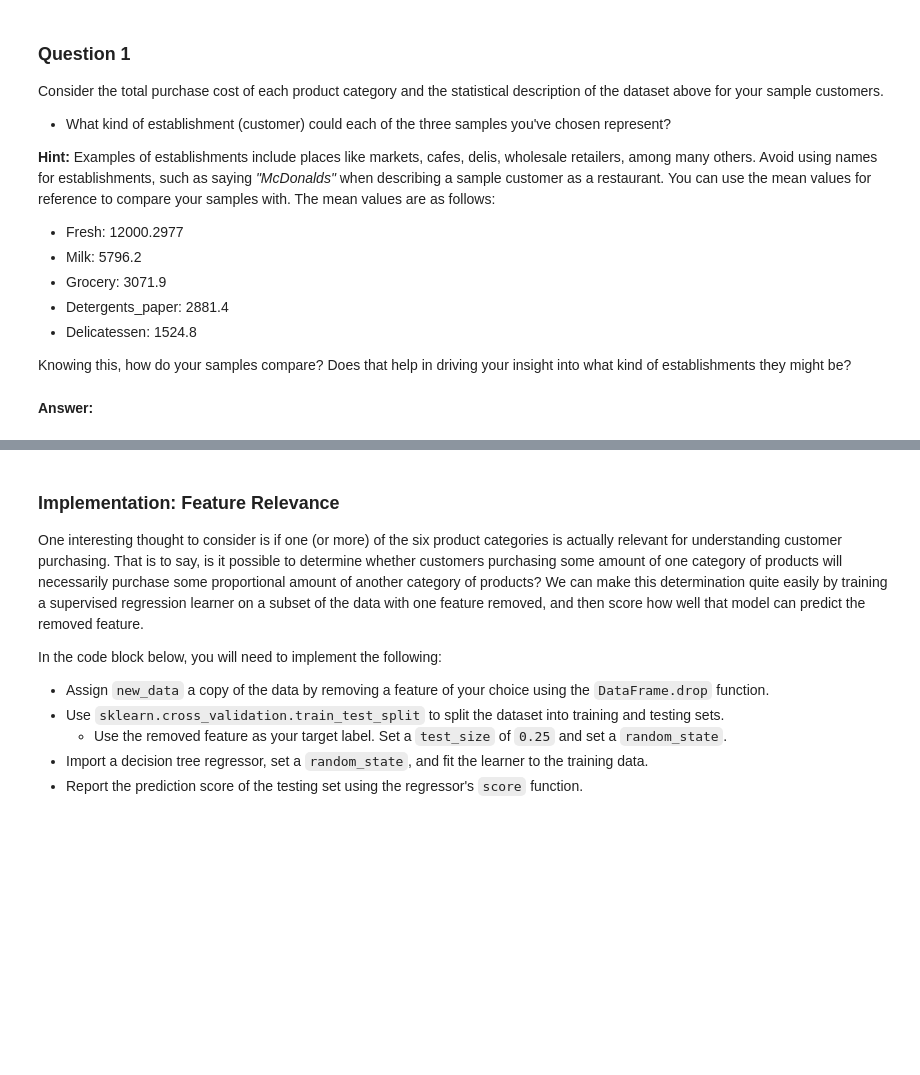
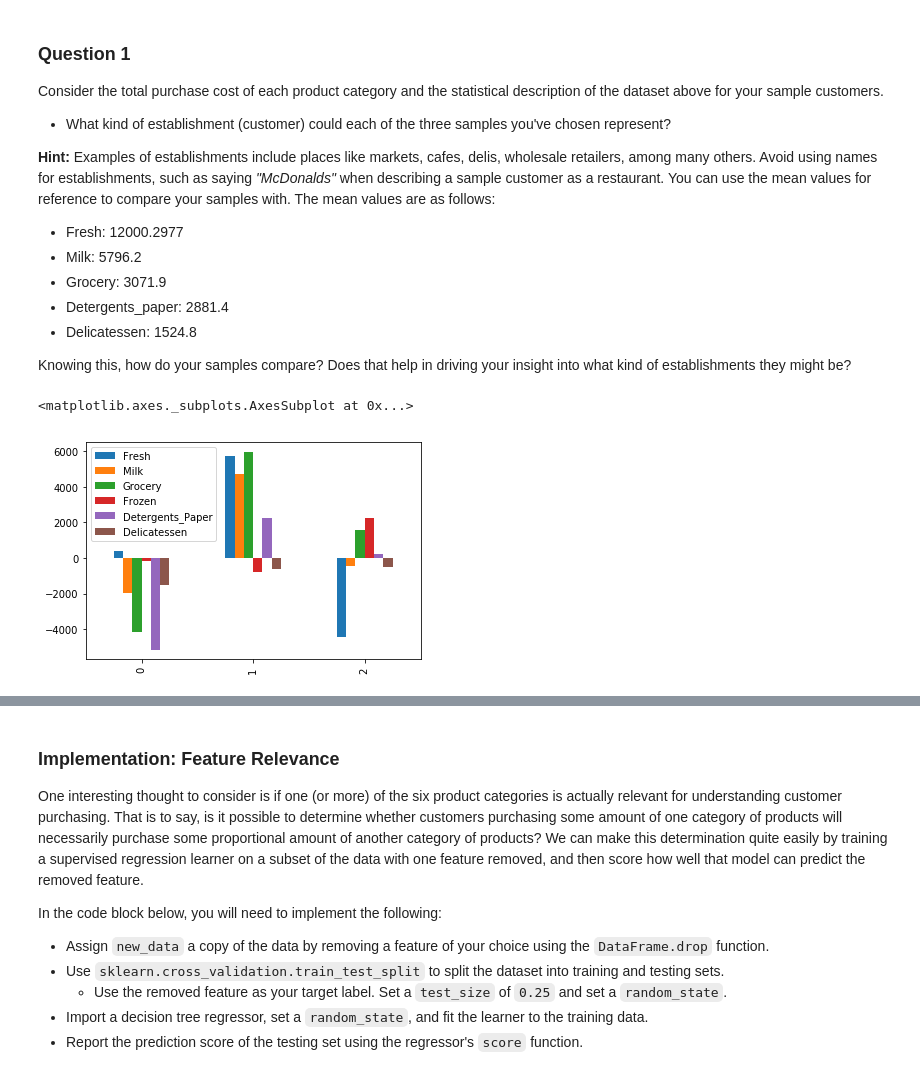
Before and after one commit to Ryanglambert/machine-learning, a Jupyter notebook: projects/customer_segments/customer_segments.ipynb, the cells around one changed output, grey strips where cells are left out. Saved outputs shown, nothing was run; the diff lists cells and outputs as text; code cells hidden in the pictures; blank space fills up the shorter version.

```diff
--- a/projects/customer_segments/customer_segments.ipynb
+++ b/projects/customer_segments/customer_segments.ipynb
@@ -93,5 +101,3 @@ Consider the total purchase cost of each product category and the statistical de
 * Delicatessen: 1524.8
 
 Knowing this, how do your samples compare? Does that help in driving your insight into what kind of establishments they might be?
-# %% [markdown]
-**Answer:**
@@ -97,0 +106,7 @@ Knowing this, how do your samples compare? Does that help in driving your insigh
+# %%
+samples_compared_to_mean = data.mean().values - samples
+# %%
+samples_compared_to_mean.plot(kind='bar')
+# %% [output]
+<matplotlib.axes._subplots.AxesSubplot at 0x...>
+[figure, added]
```
Also changed, not shown: parts of 53 cells of this notebook.
